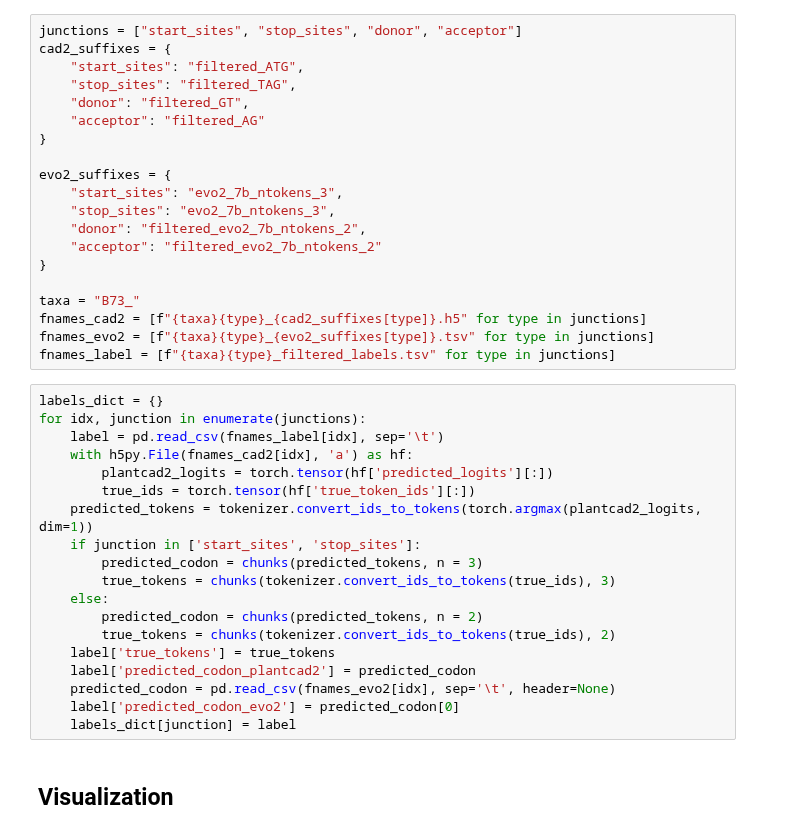
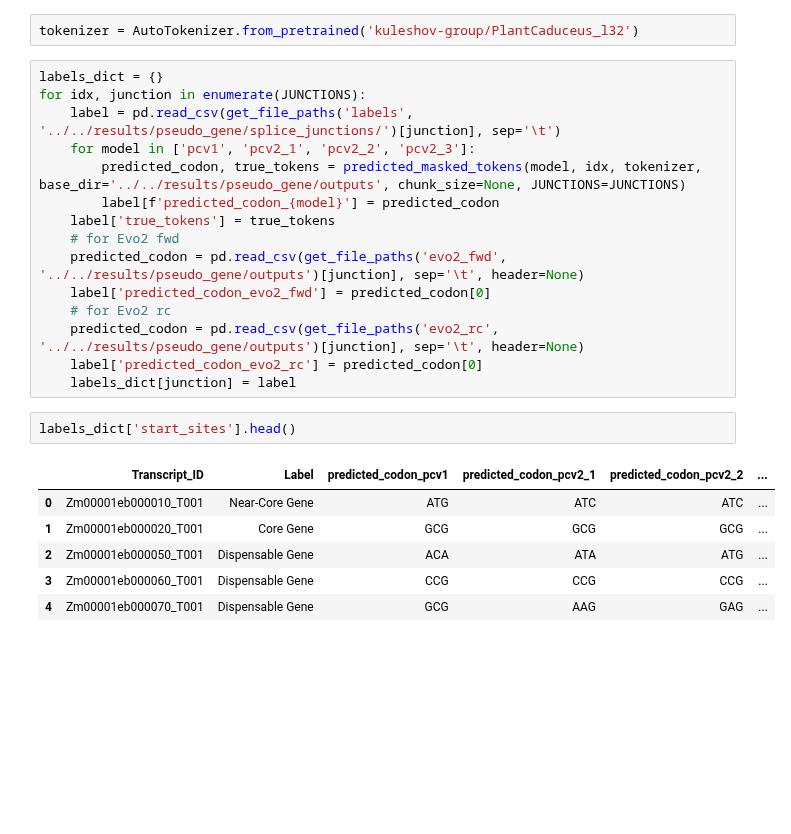
Before and after one commit to plantcad/plantcad2, a Jupyter notebook: pipelines/pseudo_gene/Token_accuracy_comparison.ipynb, the cells around one changed output. Drawn from its saved outputs; the diff is of its cells as text; blank space fills up the shorter version.

```diff
--- a/pipelines/pseudo_gene/Token_accuracy_comparison.ipynb
+++ b/pipelines/pseudo_gene/Token_accuracy_comparison.ipynb
@@ -14,44 +11,29 @@ tokenizer = AutoTokenizer.from_pretrained('kuleshov-group/PlantCaduceus_l32')
-# %%
-junctions = ["start_sites", "stop_sites", "donor", "acceptor"]
-cad2_suffixes = {
-    "start_sites": "filtered_ATG",
-    "stop_sites": "filtered_TAG",
-    "donor": "filtered_GT",
-    "acceptor": "filtered_AG"
-}
-
-evo2_suffixes = {
-    "start_sites": "evo2_7b_ntokens_3",
-    "stop_sites": "evo2_7b_ntokens_3",
-    "donor": "filtered_evo2_7b_ntokens_2",
-    "acceptor": "filtered_evo2_7b_ntokens_2"
-}
-
-taxa = "B73_"
-fnames_cad2 = [f"{taxa}{type}_{cad2_suffixes[type]}.h5" for type in junctions]
-fnames_evo2 = [f"{taxa}{type}_{evo2_suffixes[type]}.tsv" for type in junctions]
-fnames_label = [f"{taxa}{type}_filtered_labels.tsv" for type in junctions]
-# %%
-labels_dict = {}
-for idx, junction in enumerate(junctions):
-    label = pd.read_csv(fnames_label[idx], sep='\t')
-    with h5py.File(fnames_cad2[idx], 'a') as hf:
-        plantcad2_logits = torch.tensor(hf['predicted_logits'][:])
-        true_ids = torch.tensor(hf['true_token_ids'][:])
-    predicted_tokens = tokenizer.convert_ids_to_tokens(torch.argmax(plantcad2_logits, dim=1))
-    if junction in ['start_sites', 'stop_sites']:
-        predicted_codon = chunks(predicted_tokens, n = 3)
-        true_tokens = chunks(tokenizer.convert_ids_to_tokens(true_ids), 3)
-    else:
-        predicted_codon = chunks(predicted_tokens, n = 2)
-        true_tokens = chunks(tokenizer.convert_ids_to_tokens(true_ids), 2)
-    label['true_tokens'] = true_tokens
-    label['predicted_codon_plantcad2'] = predicted_codon
-    predicted_codon = pd.read_csv(fnames_evo2[idx], sep='\t', header=None)
-    label['predicted_codon_evo2'] = predicted_codon[0]
-    labels_dict[junction] = label
-# %% [markdown]
-## Visualization
+# %%
+tokenizer = AutoTokenizer.from_pretrained('kuleshov-group/PlantCaduceus_l32')
+# %%
+labels_dict = {}
+for idx, junction in enumerate(JUNCTIONS):
+    label = pd.read_csv(get_file_paths('labels', '../../results/pseudo_gene/splice_junctions/')[junction], sep='\t')
+    for model in ['pcv1', 'pcv2_1', 'pcv2_2', 'pcv2_3']:
+        predicted_codon, true_tokens = predicted_masked_tokens(model, idx, tokenizer, base_dir='../../results/pseudo_gene/outputs', chunk_size=None, JUNCTIONS=JUNCTIONS)
+        label[f'predicted_codon_{model}'] = predicted_codon
+    label['true_tokens'] = true_tokens
+    # for Evo2 fwd
+    predicted_codon = pd.read_csv(get_file_paths('evo2_fwd', '../../results/pseudo_gene/outputs')[junction], sep='\t', header=None)
+    label['predicted_codon_evo2_fwd'] = predicted_codon[0]
+    # for Evo2 rc
+    predicted_codon = pd.read_csv(get_file_paths('evo2_rc', '../../results/pseudo_gene/outputs')[junction], sep='\t', header=None)
+    label['predicted_codon_evo2_rc'] = predicted_codon[0]
+    labels_dict[junction] = label
+# %%
+labels_dict['start_sites'].head()
+# %% [output]
+|  | Transcript_ID | Label | predicted_codon_pcv1 | predicted_codon_pcv2_1 | predicted_codon_pcv2_2 | ... |
+| 0 | Zm00001eb000010_T001 | Near-Core Gene | ATG | ATC | ATC | ... |
+| 1 | Zm00001eb000020_T001 | Core Gene | GCG | GCG | GCG | ... |
+| 2 | Zm00001eb000050_T001 | Dispensable Gene | ACA | ATA | ATG | ... |
+| 3 | Zm00001eb000060_T001 | Dispensable Gene | CCG | CCG | CCG | ... |
+| 4 | Zm00001eb000070_T001 | Dispensable Gene | GCG | AAG | GAG | ... |
 # %%
 label_order = ['Core Gene', 'Near-Core Gene', 'Dispensable Gene', 'Private Gene']
 def calculate_accuracies(df, order=label_order):
```
Also changed, not shown: parts of 5 cells of this notebook, 1 other file.
